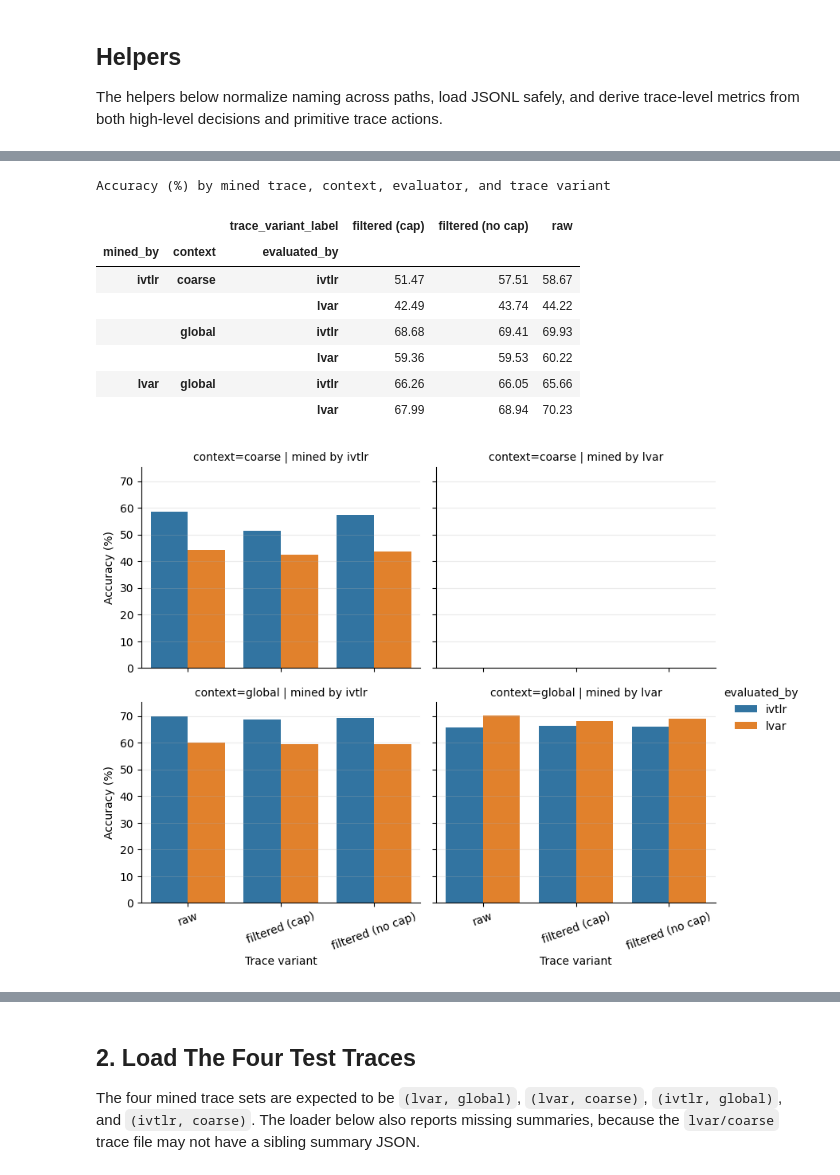
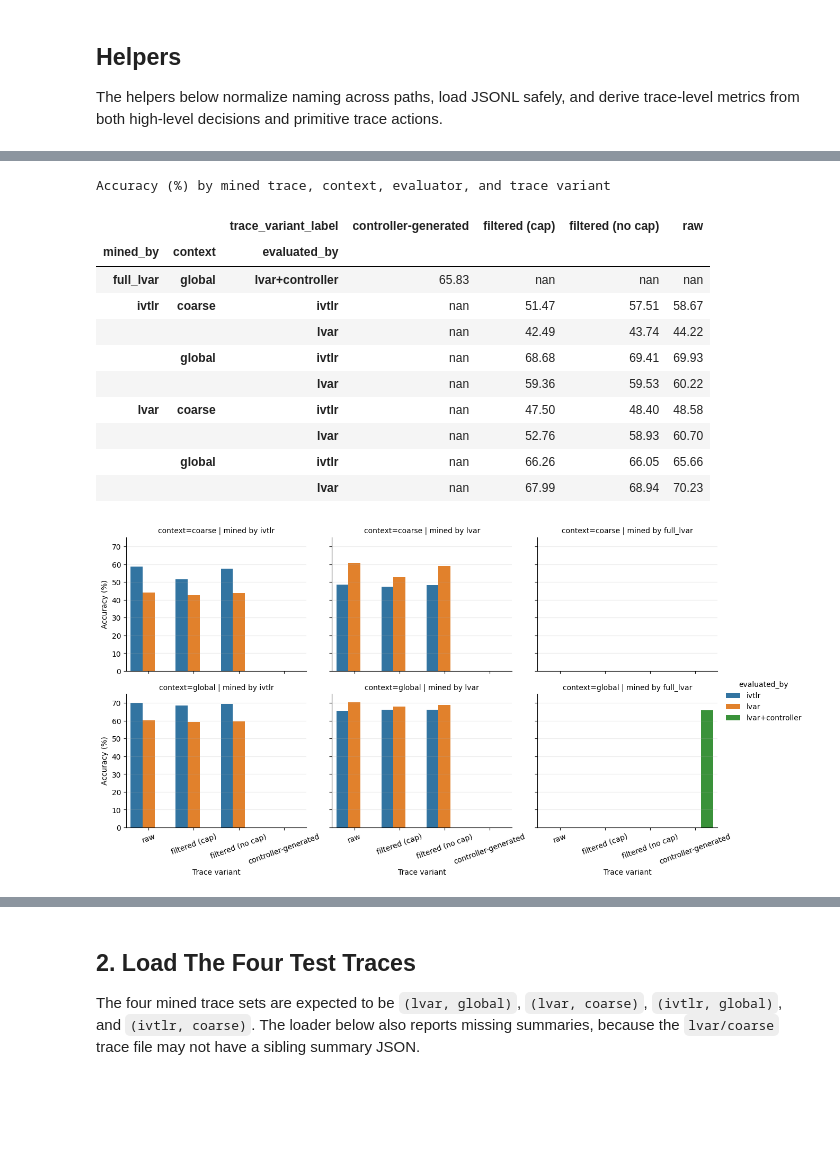
Before and after one commit to HaiderDawoodKhan/lvar, a Jupyter notebook: analysis/test_trace_answer_analysis.ipynb, the cells around one changed output, grey strips where cells are left out. Saved outputs shown, nothing was run; the diff lists cells and outputs as text; code cells hidden in the pictures; blank space fills up the shorter version.

```diff
--- a/analysis/test_trace_answer_analysis.ipynb
+++ b/analysis/test_trace_answer_analysis.ipynb
@@ -43,10 +44,12 @@ if ROOT is None:
     raise FileNotFoundError("Could not locate repo root containing outputs/inference/test_oracle")
 
 INFERENCE_ROOT = ROOT / "outputs/inference/test_oracle"
+FULL_LVAR_ROOT = ROOT / "outputs/inference/current_lvar_model"
 TRACE_ROOT = ROOT / "outputs/oracle_dataset/test"
 
 print(f"ROOT: {ROOT}")
 print(f"INFERENCE_ROOT exists: {INFERENCE_ROOT.exists()} -> {INFERENCE_ROOT}")
+print(f"FULL_LVAR_ROOT exists: {FULL_LVAR_ROOT.exists()} -> {FULL_LVAR_ROOT}")
 print(f"TRACE_ROOT exists: {TRACE_ROOT.exists()} -> {TRACE_ROOT}")
 # %% [output]
 ROOT: /home/csalt/Haider/DVLM/lvar
@@ -171,10 +175,11 @@ for path in sorted(INFERENCE_ROOT.rglob("*_summary.json")):
     metrics = summary.get("metrics", {}) or {}
     trace_variant = summary.get("trace_variant") or variant_from_path
     summary_rows.append({
+        "run_type": "oracle",
         "mined_by": mined_by,
         "context": summary.get("context"),
-        # "context_mode": summary.get("context_mode"),
         "evaluated_by": evaluated_by,
+        "trace_variant": trace_variant,
         "trace_variant_label": pretty_variant(trace_variant),
         "accuracy": metrics.get("accuracy"),
         "correct": metrics.get("correct"),
@@ -182,17 +187,36 @@ for path in sorted(INFERENCE_ROOT.rglob("*_summary.json")):
         "avg_trace_actions": metrics.get("avg_trace_actions"),
         "avg_output_tokens": metrics.get("avg_output_tokens"),
         "kept_primitives": (summary.get("transform_totals") or {}).get("kept_primitives"),
-        # "converted_noop_to_stop": (summary.get("transform_totals") or {}).get("converted_noop_to_stop"),
-        # "summary_path": str(path.relative_to(ROOT)),
-        # "prediction_path": str(Path(summary.get("output_path", "")).as_posix()),
-        # "trace_path": str(Path(summary.get("trace_path", "")).as_posix()),
+        "summary_path": str(path.relative_to(ROOT)),
     })
+
+full_lvar_summary_path = FULL_LVAR_ROOT / "m3cot_lvar_predictions_summary.json"
+if full_lvar_summary_path.exists():
+    summary = load_json(full_lvar_summary_path)
+    metrics = summary.get("metrics", {}) or {}
+    summary_rows.append({
+        "run_type": "full_lvar",
+        "mined_by": "full_lvar",
+        "context": "coarse" if summary.get("coarse_context") else "global",
+        "evaluated_by": "lvar+controller",
+        "trace_variant": "controller_generated",
+        "trace_variant_label": "controller-generated",
+        "accuracy": metrics.get("accuracy"),
+        "correct": metrics.get("correct"),
+        "total": metrics.get("total") or summary.get("num_examples"),
+        "avg_trace_actions": metrics.get("avg_controller_actions"),
+        "avg_output_tokens": metrics.get("avg_output_tokens"),
+        "kept_primitives": np.nan,
+        "summary_path": str(full_lvar_summary_path.relative_to(ROOT)),
+    })
+else:
+    print(f"Full LVAR summary not found: {full_lvar_summary_path}")
 
 accuracy_df = pd.DataFrame(summary_rows)
 if accuracy_df.empty:
-    raise ValueError(f"No inference summaries found under {INFERENCE_ROOT}")
+    raise ValueError(f"No inference summaries found under {INFERENCE_ROOT} or {FULL_LVAR_ROOT}")
 
-accuracy_df = accuracy_df.sort_values(["mined_by", "context", "evaluated_by", "trace_variant_label"]).reset_index(drop=True)
-accuracy_df["accuracy"] = 100 * accuracy_df["accuracy"].astype(float)
+accuracy_df = accuracy_df.sort_values(["run_type", "mined_by", "context", "evaluated_by", "trace_variant_label"]).reset_index(drop=True)
+accuracy_df["accuracy"] = 100 * pd.to_numeric(accuracy_df["accuracy"], errors="coerce")
 accuracy_df
 # %% [output]
@@ -227,16 +251,19 @@ accuracy_pivot = (
 accuracy_pivot.style.format("{:.2f}").set_caption("Accuracy (%) by mined trace, context, evaluator, and trace variant")
 # %% [output]
 Accuracy (%) by mined trace, context, evaluator, and trace variant
-|  |  | trace_variant_label | filtered (cap) | filtered (no cap) | raw |
-| mined_by | context | evaluated_by |  |  |  |
-| ivtlr | coarse | ivtlr | 51.47 | 57.51 | 58.67 |
-|  |  | lvar | 42.49 | 43.74 | 44.22 |
-|  | global | ivtlr | 68.68 | 69.41 | 69.93 |
-|  |  | lvar | 59.36 | 59.53 | 60.22 |
-| lvar | global | ivtlr | 66.26 | 66.05 | 65.66 |
-|  |  | lvar | 67.99 | 68.94 | 70.23 |
+|  |  | trace_variant_label | controller-generated | filtered (cap) | filtered (no cap) | raw |
+| mined_by | context | evaluated_by |  |  |  |  |
+| full_lvar | global | lvar+controller | 65.83 | nan | nan | nan |
+| ivtlr | coarse | ivtlr | nan | 51.47 | 57.51 | 58.67 |
+|  |  | lvar | nan | 42.49 | 43.74 | 44.22 |
+|  | global | ivtlr | nan | 68.68 | 69.41 | 69.93 |
+|  |  | lvar | nan | 59.36 | 59.53 | 60.22 |
+| lvar | coarse | ivtlr | nan | 47.50 | 48.40 | 48.58 |
+|  |  | lvar | nan | 52.76 | 58.93 | 60.70 |
+|  | global | ivtlr | nan | 66.26 | 66.05 | 65.66 |
+|  |  | lvar | nan | 67.99 | 68.94 | 70.23 |
 # %%
-variant_order = ["raw", "filtered (cap)", "filtered (no cap)"]
+variant_order = ["raw", "filtered (cap)", "filtered (no cap)", "controller-generated"]
 plot_df = accuracy_df.copy()
 plot_df["run"] = (
     "mined=" + plot_df["mined_by"].astype(str)
@@ -246,35 +273,36 @@ plot_df["run"] = (
 plot_df["trace_variant_label"] = pd.Categorical(plot_df["trace_variant_label"], categories=variant_order, ordered=True)
 plot_df = plot_df.sort_values(["context", "mined_by", "evaluated_by", "trace_variant_label"])
 
 if HAS_SEABORN:
     g = sns.catplot(
         data=plot_df,
         kind="bar",
         x="trace_variant_label",
         y="accuracy",
         hue="evaluated_by",
         col="mined_by",
         row="context",
         order=variant_order,
         height=3.2,
         aspect=1.25,
         sharey=True,
     )
     g.set_axis_labels("Trace variant", "Accuracy (%)")
     g.set_titles(row_template="context={row_name}", col_template="mined by {col_name}")
     for ax in g.axes.flat:
         ax.tick_params(axis="x", rotation=20)
         ax.set_ylim(0, max(75, plot_df["accuracy"].max() + 5))
     plt.show()
 else:
-    ax = plot_df.pivot_table(index="run", columns="trace_variant_label", values="accuracy", aggfunc="first")[variant_order].plot(kind="bar", figsize=(13, 6))
+    available_variants = [v for v in variant_order if v in plot_df["trace_variant_label"].dropna().astype(str).unique()]
+    ax = plot_df.pivot_table(index="run", columns="trace_variant_label", values="accuracy", aggfunc="first")[available_variants].plot(kind="bar", figsize=(13, 6))
     ax.set_ylabel("Accuracy (%)")
     ax.set_title("Accuracy by inference setting")
     plt.xticks(rotation=45, ha="right")
     plt.tight_layout()
     plt.show()
 # %% [output]
-[figure, old version]
+[figure, new version]
 # %%
 best_by_setting = (
     accuracy_df
```
Also changed, not shown: parts of 46 cells of this notebook, 16 other files.
